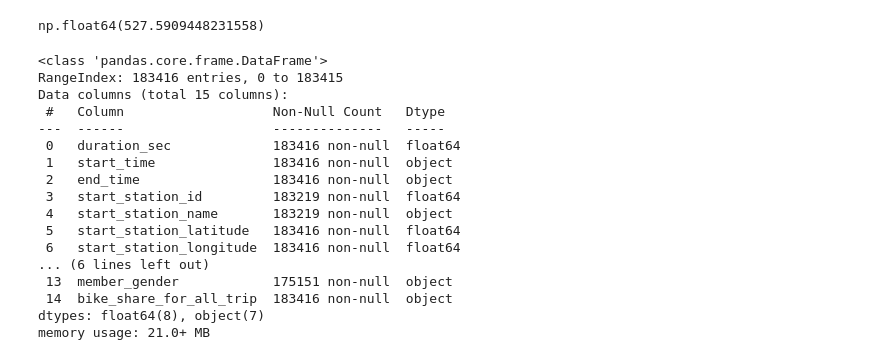
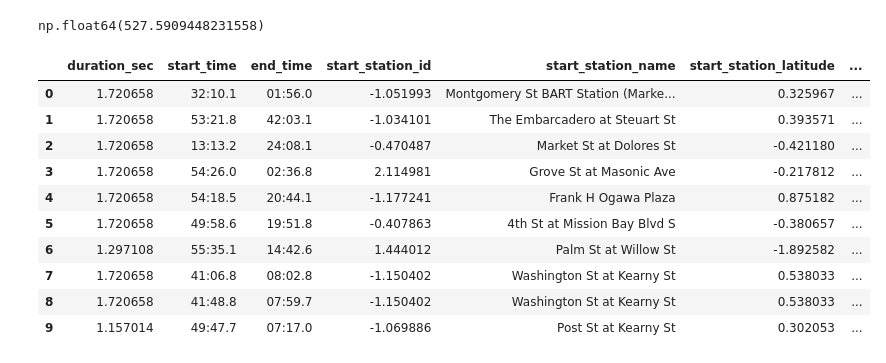
Before and after one commit to MohamedAbdeenM7/End-to-End-Pipeline, a Jupyter notebook: abdeen_tests.ipynb, the cells around one changed output. Cells and saved outputs as stored; diff of their text form; code cells hidden in the pictures.

```diff
--- a/abdeen_tests.ipynb
+++ b/abdeen_tests.ipynb
@@ -254,3 +254,19 @@ data.head(5)
 | 2 | 1.720658 | 13:13.2 | 24:08.1 | -0.470487 | Market St at Dolores St | -0.421180 | ... |
 | 3 | 1.720658 | 54:26.0 | 02:36.8 | 2.114981 | Grove St at Masonic Ave | -0.217812 | ... |
 | 4 | 1.720658 | 54:18.5 | 20:44.1 | -1.177241 | Frank H Ogawa Plaza | 0.875182 | ... |
+# %%
+# trying to fill missing values in my datset using for loop
+
+for  col in data.select_dtypes('number').columns:
+    if data[col].isnull().any() == True :
+        data[col] = data[col].fillna(data[col].median())
+
+print(data.select_dtypes(include='number').isnull().sum())
+
+print('==========================================================')
+
+
+for  col in data.select_dtypes('object').columns:
+    if data[col].isnull().any() == True :
+        data[col] = data[col].fillna(data[col].mode())
+print(data.select_dtypes(include='object').isnull().sum())
@@ -256,0 +292,7 @@ data.head(5)
+# %%
+##  still got a missing value in the member_gender, so let's explore this column more
+
+# print(bf.member_gender.head(15))
+data['member_gender'] = data['member_gender'].fillna(data['member_gender'].mode()[0])
+data['end_station_name'] = data['end_station_name'].fillna(data['end_station_name'].mode()[0])
+data['start_station_name'] = data['start_station_name'].fillna(data['start_station_name'].mode()[0])
@@ -259,22 +320,16 @@ data.head(5)
 # %% [output]
 np.float64(527.5909448231558)
 # %%
-data.info()
+data.head(10)
 # %% [output]
-<class 'pandas.core.frame.DataFrame'>
-RangeIndex: 183416 entries, 0 to 183415
-Data columns (total 15 columns):
- #   Column                   Non-Null Count   Dtype
----  ------                   --------------   -----
- 0   duration_sec             183416 non-null  float64
- 1   start_time               183416 non-null  object
- 2   end_time                 183416 non-null  object
- 3   start_station_id         183219 non-null  float64
- 4   start_station_name       183219 non-null  object
- 5   start_station_latitude   183416 non-null  float64
- 6   start_station_longitude  183416 non-null  float64
-... (6 lines left out)
- 13  member_gender            175151 non-null  object
- 14  bike_share_for_all_trip  183416 non-null  object
-dtypes: float64(8), object(7)
-memory usage: 21.0+ MB
+|  | duration_sec | start_time | end_time | start_station_id | start_station_name | start_station_latitude | ... |
+| 0 | 1.720658 | 32:10.1 | 01:56.0 | -1.051993 | Montgomery St BART Station (Marke... | 0.325967 | ... |
+| 1 | 1.720658 | 53:21.8 | 42:03.1 | -1.034101 | The Embarcadero at Steuart St | 0.393571 | ... |
+| 2 | 1.720658 | 13:13.2 | 24:08.1 | -0.470487 | Market St at Dolores St | -0.421180 | ... |
+| 3 | 1.720658 | 54:26.0 | 02:36.8 | 2.114981 | Grove St at Masonic Ave | -0.217812 | ... |
+| 4 | 1.720658 | 54:18.5 | 20:44.1 | -1.177241 | Frank H Ogawa Plaza | 0.875182 | ... |
+| 5 | 1.720658 | 49:58.6 | 19:51.8 | -0.407863 | 4th St at Mission Bay Blvd S | -0.380657 | ... |
+| 6 | 1.297108 | 55:35.1 | 14:42.6 | 1.444012 | Palm St at Willow St | -1.892582 | ... |
+| 7 | 1.720658 | 41:06.8 | 08:02.8 | -1.150402 | Washington St at Kearny St | 0.538033 | ... |
+| 8 | 1.720658 | 41:48.8 | 07:59.7 | -1.150402 | Washington St at Kearny St | 0.538033 | ... |
+| 9 | 1.157014 | 49:47.7 | 07:17.0 | -1.069886 | Post St at Kearny St | 0.302053 | ... |
```
Also changed, not shown: parts of 11 cells of this notebook.
